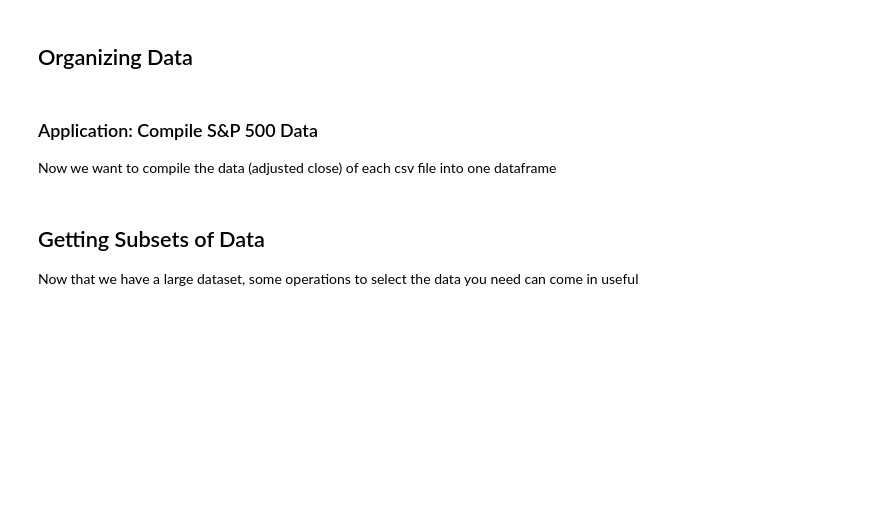
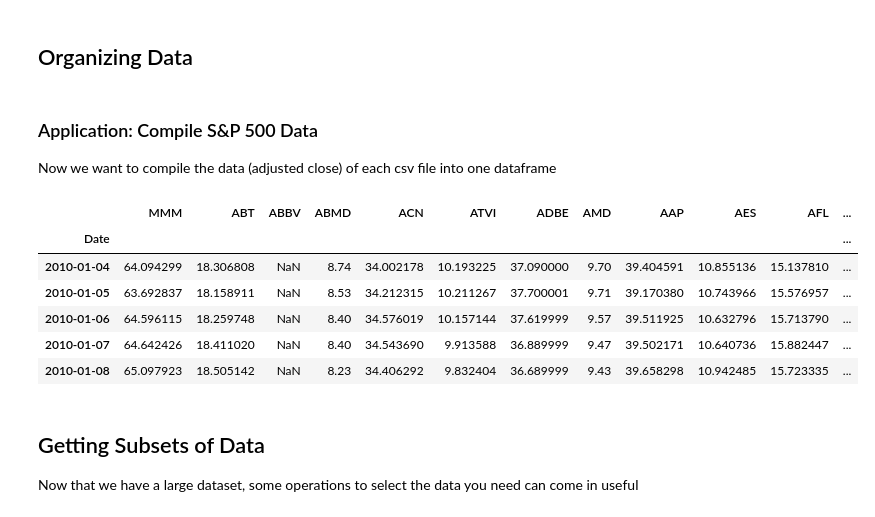
Before and after one commit to LaoKpa/Seeking-Order-In-Chaos, a Jupyter notebook: Seeking_Order_in_Chaos_The_Art_of_Embracing_Randomness_in_the_Financial_Markets.ipynb, the cells around one changed output. Drawn from its saved outputs; the diff is of its cells as text; code cells hidden in the pictures; blank space fills up the shorter version.

```diff
--- a/Seeking_Order_in_Chaos_The_Art_of_Embracing_Randomness_in_the_Financial_Markets.ipynb
+++ b/Seeking_Order_in_Chaos_The_Art_of_Embracing_Randomness_in_the_Financial_Markets.ipynb
@@ -207,19 +223,27 @@ Now we want to compile the data (adjusted close) of each csv file into one dataf
 # %%
 from pandas_datareader import data
 import matplotlib.pyplot as plt
 import pandas as pd
 
 with open("sp500tickers.pickle","rb") as f: tickers = pickle.load(f)
 main_df = pd.DataFrame()
 
 
-for stock in tickers[:10]:
+for stock in tickers[:50]:
   df = pd.read_csv('stock_dfs/{}.csv'.format(stock), index_col = 'Date').filter(['Adj Close'])
   df.rename(columns={'Adj Close':stock}, inplace = True)
   if main_df.empty : main_df = df
   else : main_df = main_df.join(df, how='outer')
 main_df.to_csv('sp500_joined_closes.csv')
 main_df.head()
+# %% [output]
+|  | MMM | ABT | ABBV | ABMD | ACN | ATVI | ADBE | AMD | AAP | AES | AFL | ... |
+| Date |  |  |  |  |  |  |  |  |  |  |  | ... |
+| 2010-01-04 | 64.094299 | 18.306808 | NaN | 8.74 | 34.002178 | 10.193225 | 37.090000 | 9.70 | 39.404591 | 10.855136 | 15.137810 | ... |
+| 2010-01-05 | 63.692837 | 18.158911 | NaN | 8.53 | 34.212315 | 10.211267 | 37.700001 | 9.71 | 39.170380 | 10.743966 | 15.576957 | ... |
+| 2010-01-06 | 64.596115 | 18.259748 | NaN | 8.40 | 34.576019 | 10.157144 | 37.619999 | 9.57 | 39.511925 | 10.632796 | 15.713790 | ... |
+| 2010-01-07 | 64.642426 | 18.411020 | NaN | 8.40 | 34.543690 | 9.913588 | 36.889999 | 9.47 | 39.502171 | 10.640736 | 15.882447 | ... |
+| 2010-01-08 | 65.097923 | 18.505142 | NaN | 8.23 | 34.406292 | 9.832404 | 36.689999 | 9.43 | 39.658298 | 10.942485 | 15.723335 | ... |
 # %% [markdown]
 ## Getting Subsets of Data
 
```
Also changed, not shown: parts of 5 cells of this notebook.
